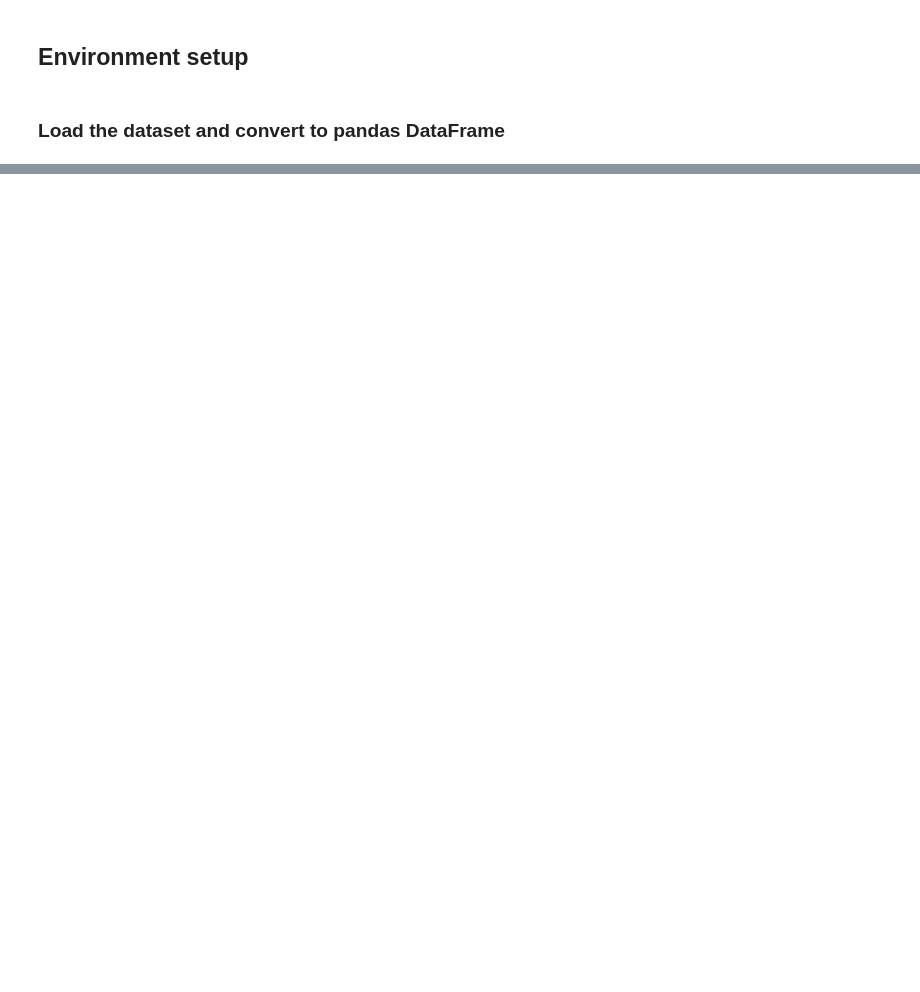
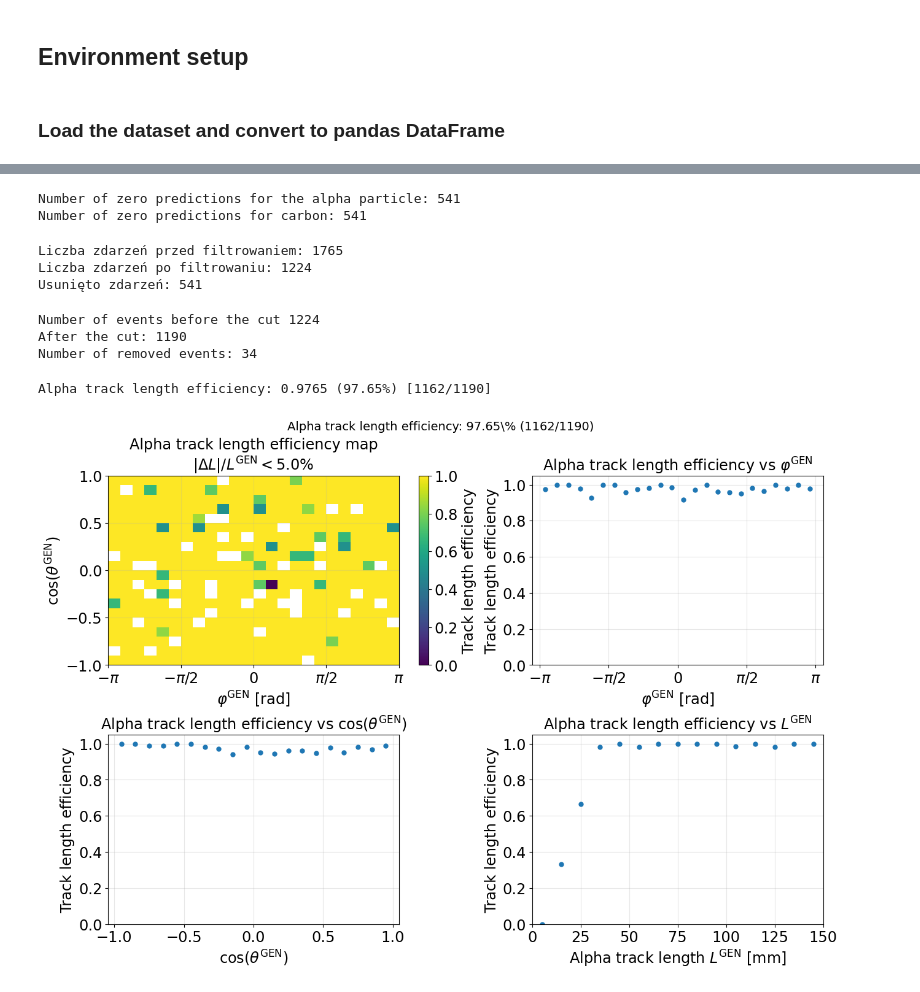
Before and after one commit to akalinow/TPCReco, a Jupyter notebook: PythonAnalysis/ipynb/ELITPC_analysis.ipynb, the cells around one changed output, grey strips where cells are left out. Saved outputs shown, nothing was run; the diff lists cells and outputs as text; code cells hidden in the pictures; blank space fills up the shorter version.

```diff
--- a/PythonAnalysis/ipynb/ELITPC_analysis.ipynb
+++ b/PythonAnalysis/ipynb/ELITPC_analysis.ipynb
@@ -196,0 +146,29 @@ plf.plotEndPointRes(df=df_UVWT, edge="Carbon", coordinates=["u", "v", "w", "t"])
+# %%
+eps = 1e-9
+
+zero_alpha = df_check[df_check["dAlpha_reco_check"] < eps]
+zero_carbon = df_check[df_check["dCarbon_reco_check"] < eps]
+
+print("Number of zero predictions for the alpha particle:", len(zero_alpha))
+print("Number of zero predictions for carbon:", len(zero_carbon))
+# %% [output]
+Number of zero predictions for the alpha particle: 541
+Number of zero predictions for carbon: 541
+# %%
+eps = 1e-9
+
+nonzero_reco_mask = (
+    (df_check["dAlpha_reco_check"] >= eps) &
+    (df_check["dCarbon_reco_check"] >= eps)
+)
+
+df = df_check[nonzero_reco_mask].copy()
+
+#removing all the zero predictions
+print("Liczba zdarzeń przed filtrowaniem:", len(df_check))
+print("Liczba zdarzeń po filtrowaniu:", len(df))
+print("Usunięto zdarzeń:", len(df_check) - len(df))
+# %% [output]
+Liczba zdarzeń przed filtrowaniem: 1765
+Liczba zdarzeń po filtrowaniu: 1224
+Usunięto zdarzeń: 541
@@ -196,0 +177,47 @@ plf.plotEndPointRes(df=df_UVWT, edge="Carbon", coordinates=["u", "v", "w", "t"])
+# %%
+#calculating track lengths
+
+df["LAlpha_sim"] = np.sqrt(
+    df["dxAlpha_sim"]**2 +
+    df["dyAlpha_sim"]**2 +
+    df["dzAlpha_sim"]**2
+)
+
+df["LCarbon_sim"] = np.sqrt(
+    df["dxCarbon_sim"]**2 +
+    df["dyCarbon_sim"]**2 +
+    df["dzCarbon_sim"]**2
+)
+
+max_length_alpha = 150
+max_length_carbon = 17
+min_length_alpha = 0.0
+max_length_alpha = 150.0
+
+
+#fiducial cuts regarding the lengths of the tracks
+mask = (
+    (df["LCarbon_sim"] <= max_length_carbon) &
+    (df["LAlpha_sim"] <= max_length_alpha)
+)
+
+df_cut = df[mask].copy()
+
+print("Number of events before the cut", len(df))
+print("After the cut:", len(df_cut))
+print("Number of removed events:", len(df) - len(df_cut))
+# %% [output]
+Number of events before the cut 1224
+After the cut: 1190
+Number of removed events: 34
+# %%
+importlib.reload(plf)
+
+fig, axes, df_eff, summary_carbon = plf.plotTrackLengthEffMaps(
+    df,
+    partName="Alpha",
+    tolerance=0.05
+)
+# %% [output]
+Alpha track length efficiency: 0.9765 (97.65%) [1162/1190]
+[figure, added]
```
Also changed, not shown: parts of 20 cells of this notebook, 2 other files.
